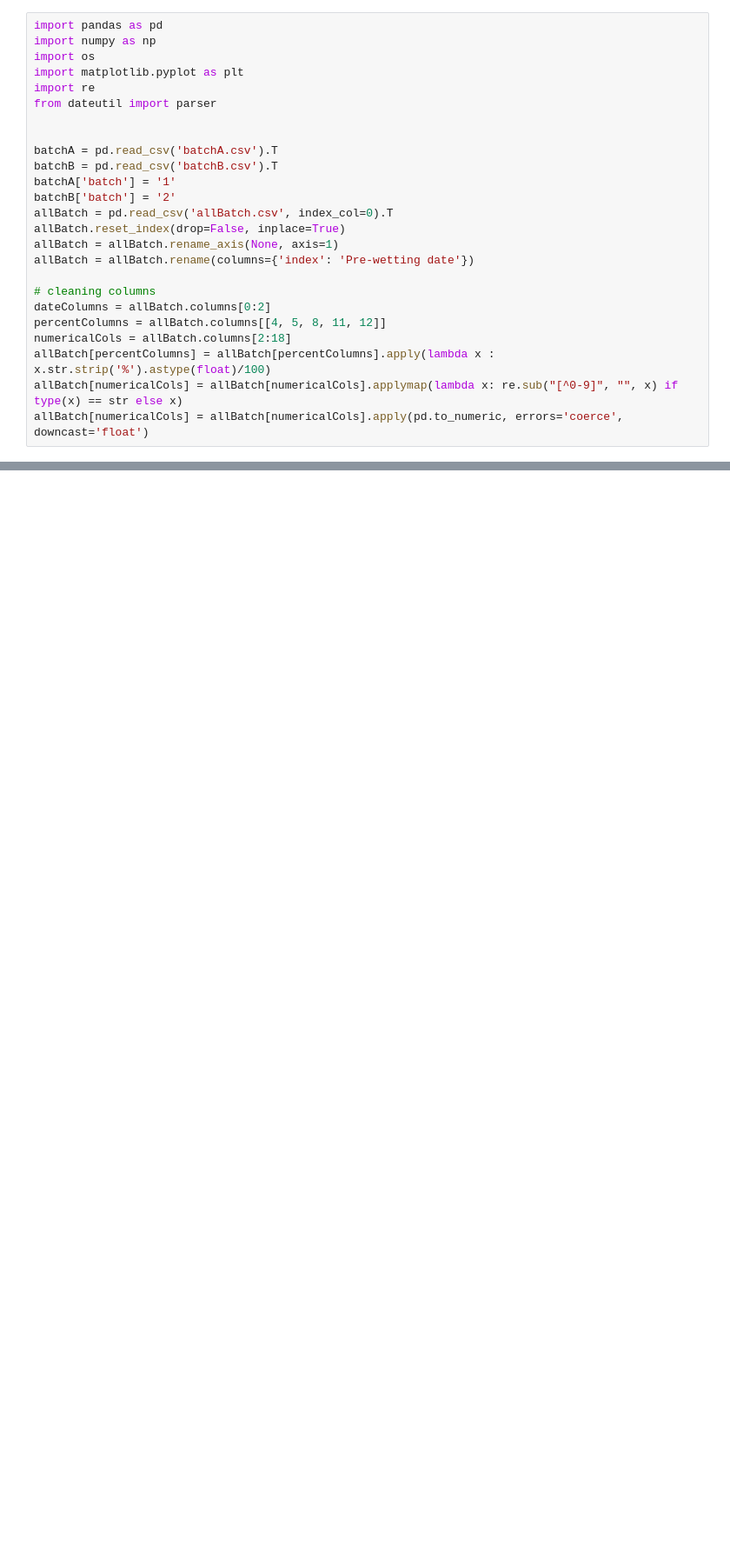
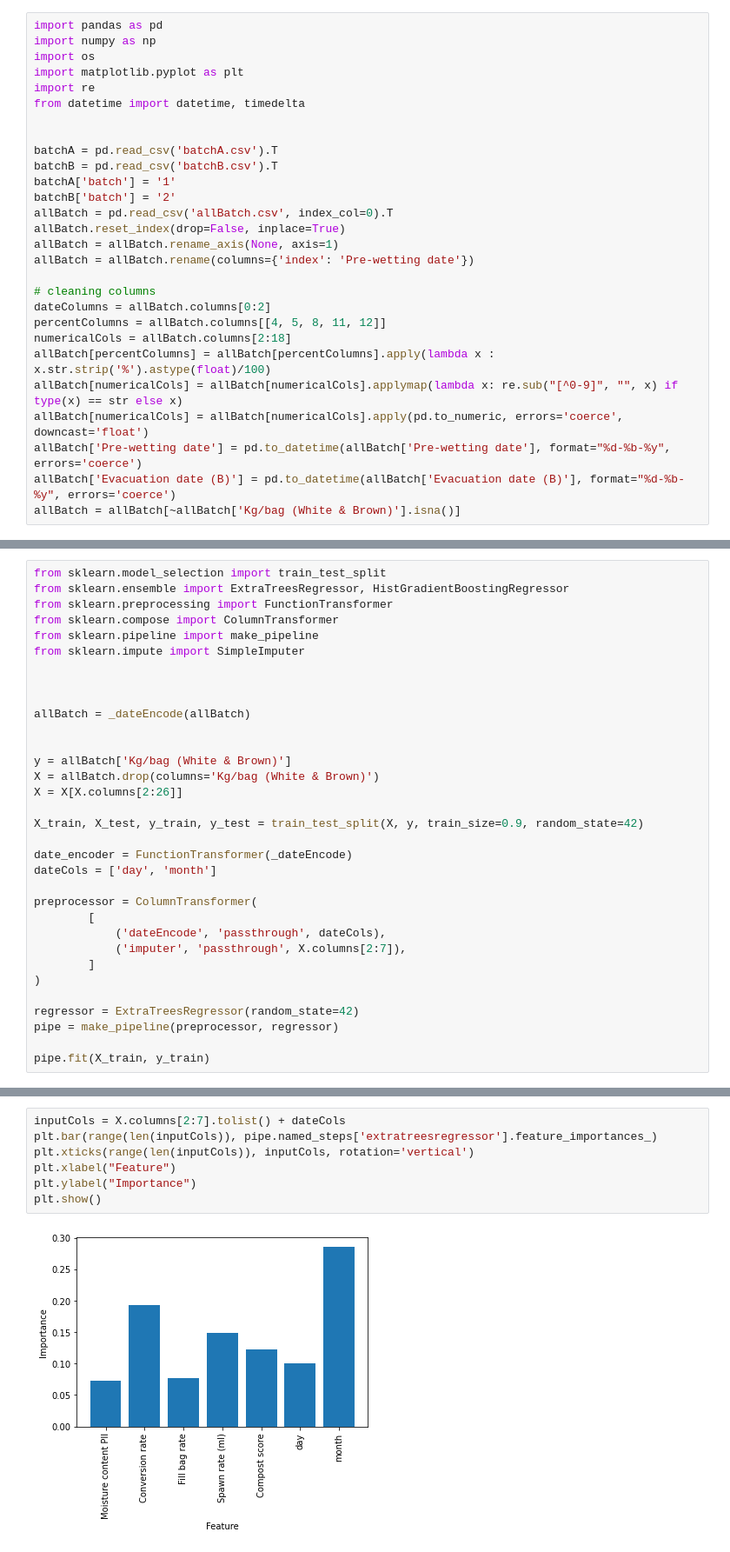
Before and after one commit to acktan/farms, a Jupyter notebook: initAnalysis.ipynb, the cells around one changed output, grey strips where cells are left out. Shown at 87% size. Saved outputs shown, nothing was run; the diff lists cells and outputs as text; blank space fills up the shorter version.

```diff
--- a/initAnalysis.ipynb
+++ b/initAnalysis.ipynb
@@ -4,7 +4,7 @@ import numpy as np
 import os
 import matplotlib.pyplot as plt
 import re
-from dateutil import parser
+from datetime import datetime, timedelta
 
 
 batchA = pd.read_csv('batchA.csv').T
@@ -23,3 +23,6 @@ numericalCols = allBatch.columns[2:18]
 allBatch[percentColumns] = allBatch[percentColumns].apply(lambda x : x.str.strip('%').astype(float)/100)
 allBatch[numericalCols] = allBatch[numericalCols].applymap(lambda x: re.sub("[^0-9]", "", x) if type(x) == str else x)
 allBatch[numericalCols] = allBatch[numericalCols].apply(pd.to_numeric, errors='coerce', downcast='float')
+allBatch['Pre-wetting date'] = pd.to_datetime(allBatch['Pre-wetting date'], format="%d-%b-%y", errors='coerce')
+allBatch['Evacuation date (B)'] = pd.to_datetime(allBatch['Evacuation date (B)'], format="%d-%b-%y", errors='coerce')
+allBatch = allBatch[~allBatch['Kg/bag (White & Brown)'].isna()]
@@ -47,0 +66,33 @@ memory usage: 11.6+ KB
+# %%
+from sklearn.model_selection import train_test_split
+from sklearn.ensemble import ExtraTreesRegressor, HistGradientBoostingRegressor
+from sklearn.preprocessing import FunctionTransformer
+from sklearn.compose import ColumnTransformer
+from sklearn.pipeline import make_pipeline
+from sklearn.impute import SimpleImputer
+
+
+
+allBatch = _dateEncode(allBatch)
+
+
+y = allBatch['Kg/bag (White & Brown)']
+X = allBatch.drop(columns='Kg/bag (White & Brown)')
+X = X[X.columns[2:26]]
+
+X_train, X_test, y_train, y_test = train_test_split(X, y, train_size=0.9, random_state=42)
+
+date_encoder = FunctionTransformer(_dateEncode)
+dateCols = ['day', 'month']
+
+preprocessor = ColumnTransformer(
+        [
+            ('dateEncode', 'passthrough', dateCols),
+            ('imputer', 'passthrough', X.columns[2:7]),
+        ]
+)
+
+regressor = ExtraTreesRegressor(random_state=42)
+pipe = make_pipeline(preprocessor, regressor)
+
+pipe.fit(X_train, y_train)
@@ -47,0 +132,9 @@ memory usage: 11.6+ KB
+# %%
+inputCols = X.columns[2:7].tolist() + dateCols
+plt.bar(range(len(inputCols)), pipe.named_steps['extratreesregressor'].feature_importances_)
+plt.xticks(range(len(inputCols)), inputCols, rotation='vertical')
+plt.xlabel("Feature")
+plt.ylabel("Importance")
+plt.show()
+# %% [output]
+[figure, added]
```
Also changed, not shown: parts of 11 cells of this notebook.
